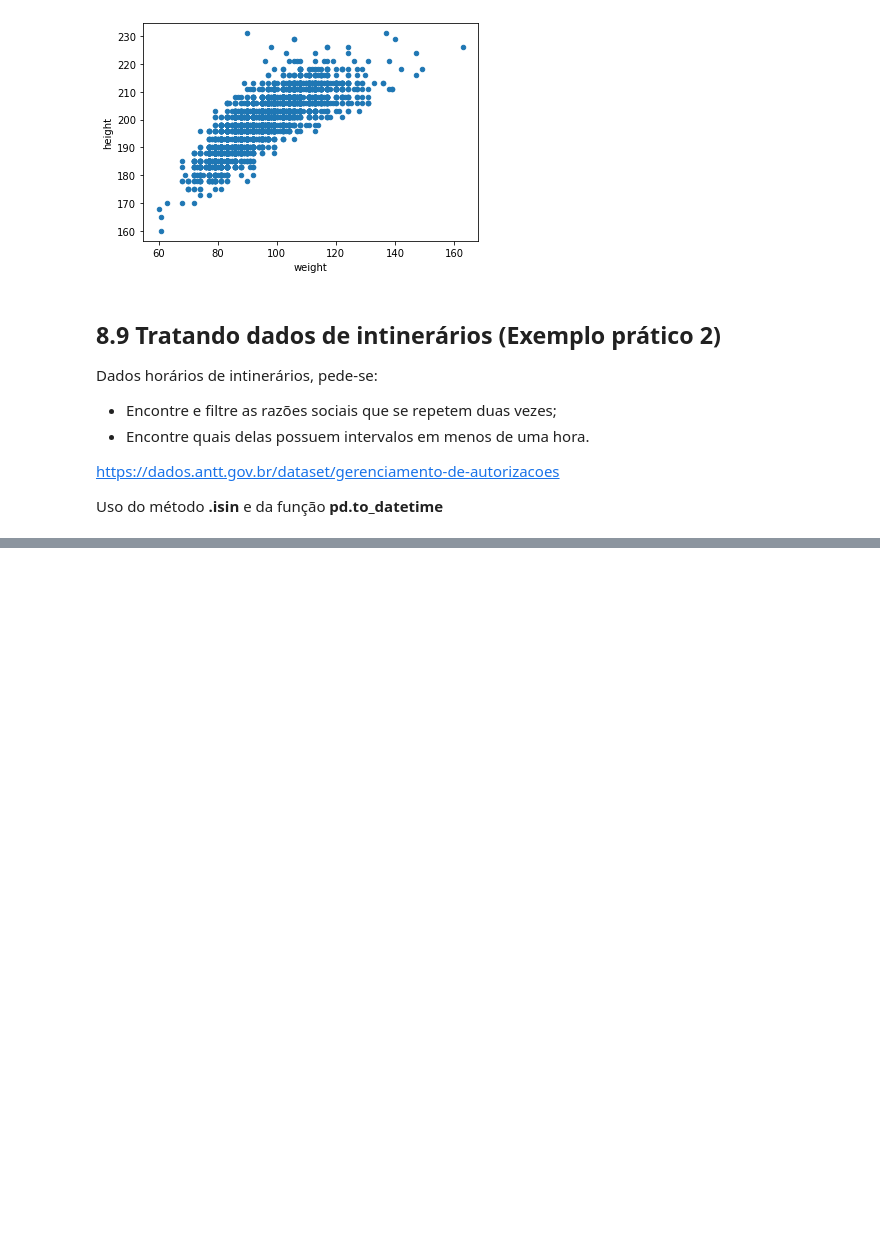
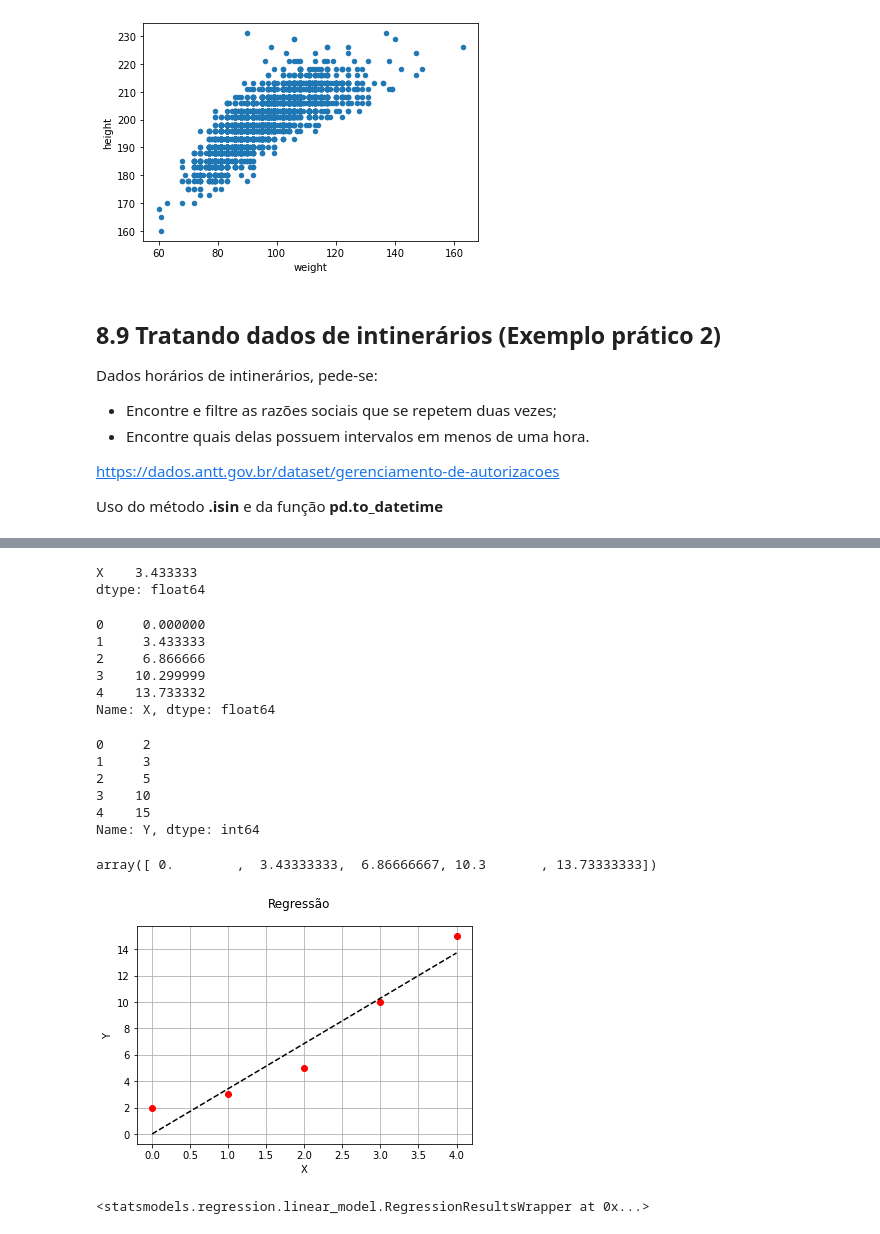
Before and after one commit to gabriel-apereira/cursos-realizados, a Jupyter notebook: python-para-engeheiros-e-cientista-basico-ao-avançado/Notebooks/8 - Fundamento Pandas.ipynb, the cells around one changed output, grey strips where cells are left out. Cells and saved outputs as stored; diff of their text form; code cells hidden in the pictures; blank space fills up the shorter version.

```diff
--- a/python-para-engeheiros-e-cientista-basico-ao-avançado/Notebooks/8 - Fundamento Pandas.ipynb
+++ b/python-para-engeheiros-e-cientista-basico-ao-avançado/Notebooks/8 - Fundamento Pandas.ipynb
@@ -798,0 +1271,40 @@ Uso do método **.isin** e da função **pd.to_datetime**
+# %%
+est.params
+# %% [output]
+X    3.433333
+dtype: float64
+# %%
+X*3.433333
+# %% [output]
+0     0.000000
+1     3.433333
+2     6.866666
+3    10.299999
+4    13.733332
+Name: X, dtype: float64
+# %%
+Y
+# %% [output]
+0     2
+1     3
+2     5
+3    10
+4    15
+Name: Y, dtype: int64
+# %%
+est.predict()
+# %% [output]
+array([ 0.        ,  3.43333333,  6.86666667, 10.3       , 13.73333333])
+# %%
+plt.figure()
+plt.suptitle('Regressão')
+
+plt.plot(df['X'],df['Y'],'ro')
+plt.plot(df['X'],est.predict(),'k--')
+plt.ylabel('Y')
+plt.xlabel('X')
+
+plt.grid()
+plt.show()
+# %% [output]
+[figure, added]
@@ -798,0 +1317,5 @@ Uso do método **.isin** e da função **pd.to_datetime**
+# %%
+est = sm.OLS(Y,X).fit()
+est
+# %% [output]
+<statsmodels.regression.linear_model.RegressionResultsWrapper at 0x...>
```
Also changed, not shown: parts of 54 cells of this notebook.
